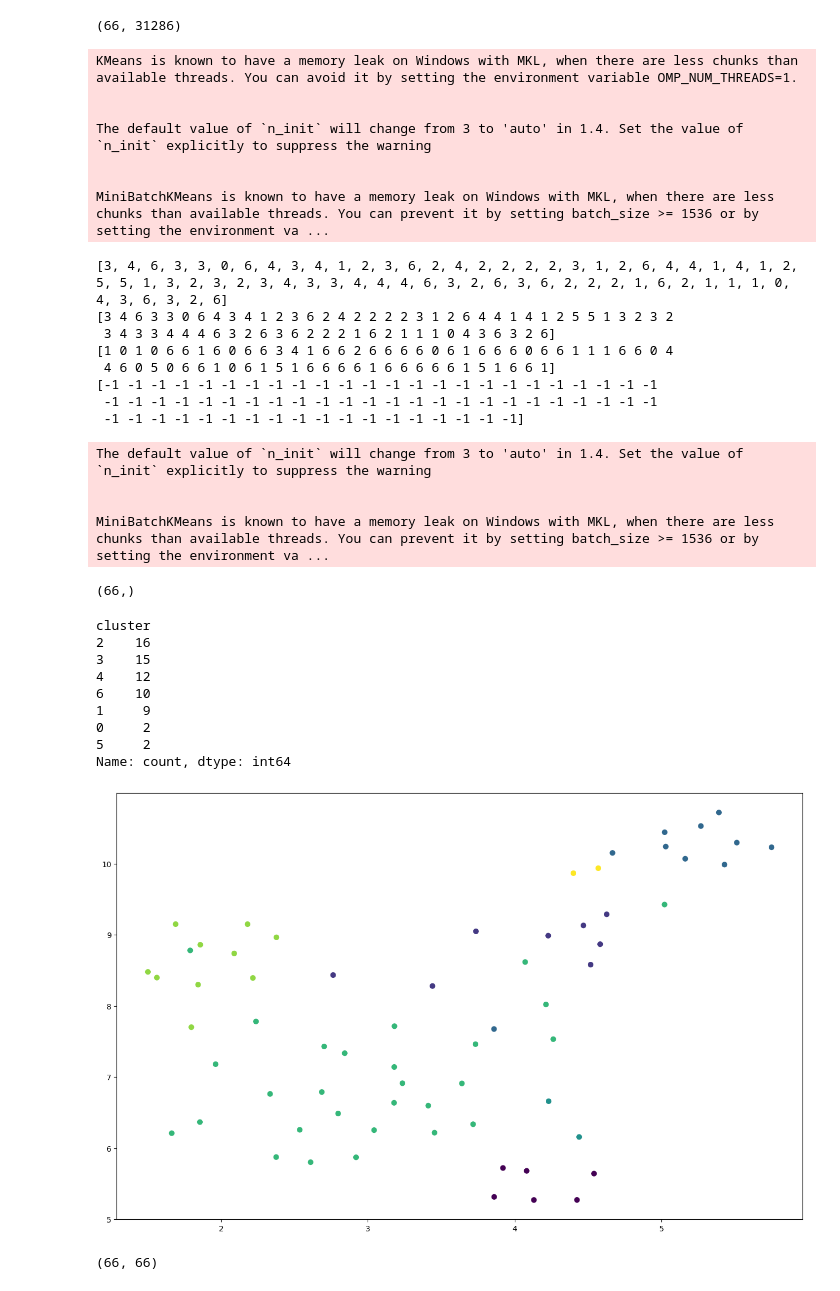
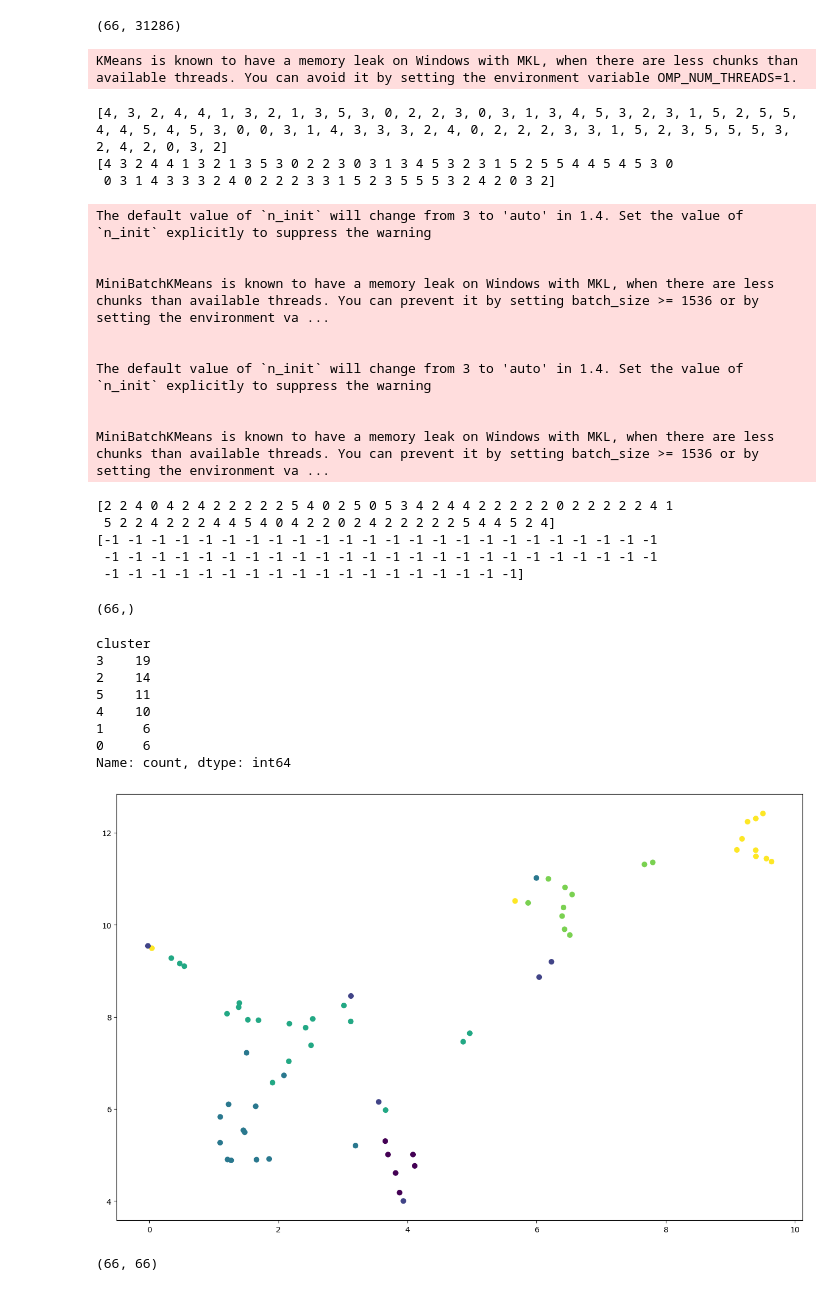
Before and after one commit to DrStarland/BMSTU-search-systems, a Jupyter notebook: 4.ipynb, the cells around one changed output. Cells and saved outputs as stored; diff of their text form; code cells hidden in the pictures.

```diff
--- a/4.ipynb
+++ b/4.ipynb
@@ -181,7 +181,7 @@ df.shape
 # %%
 tfidf_matrix = df
 # %%
-num_clusters = 7
+num_clusters = 6
 
 km = KMeans(n_clusters=num_clusters, n_init=10)
 
@@ -213,25 +213,25 @@ answer = agglo1.fit_predict(tfidf_matrix)
 answer.shape
 # %% [output]
 KMeans is known to have a memory leak on Windows with MKL, when there are less chunks than available threads. You can avoid it by setting the environment variable OMP_NUM_THREADS=1.
-
-
-The default value of `n_init` will change from 3 to 'auto' in 1.4. Set the value of `n_init` explicitly to suppress the warning
-
-
-MiniBatchKMeans is known to have a memory leak on Windows with MKL, when there are less chunks than available threads. You can prevent it by setting batch_size >= 1536 or by setting the environment va ...
-[3, 4, 6, 3, 3, 0, 6, 4, 3, 4, 1, 2, 3, 6, 2, 4, 2, 2, 2, 2, 3, 1, 2, 6, 4, 4, 1, 4, 1, 2, 5, 5, 1, 3, 2, 3, 2, 3, 4, 3, 3, 4, 4, 4, 6, 3, 2, 6, 3, 6, 2, 2, 2, 1, 6, 2, 1, 1, 1, 0, 4, 3, 6, 3, 2, 6]
-[3 4 6 3 3 0 6 4 3 4 1 2 3 6 2 4 2 2 2 2 3 1 2 6 4 4 1 4 1 2 5 5 1 3 2 3 2
- 3 4 3 3 4 4 4 6 3 2 6 3 6 2 2 2 1 6 2 1 1 1 0 4 3 6 3 2 6]
-[1 0 1 0 6 6 1 6 0 6 6 3 4 1 6 6 2 6 6 6 6 0 6 1 6 6 6 0 6 6 1 1 1 6 6 0 4
- 4 6 0 5 0 6 6 1 0 6 1 5 1 6 6 6 6 1 6 6 6 6 6 1 5 1 6 6 1]
-[-1 -1 -1 -1 -1 -1 -1 -1 -1 -1 -1 -1 -1 -1 -1 -1 -1 -1 -1 -1 -1 -1 -1 -1
- -1 -1 -1 -1 -1 -1 -1 -1 -1 -1 -1 -1 -1 -1 -1 -1 -1 -1 -1 -1 -1 -1 -1 -1
- -1 -1 -1 -1 -1 -1 -1 -1 -1 -1 -1 -1 -1 -1 -1 -1 -1 -1]
+[4, 3, 2, 4, 4, 1, 3, 2, 1, 3, 5, 3, 0, 2, 2, 3, 0, 3, 1, 3, 4, 5, 3, 2, 3, 1, 5, 2, 5, 5, 4, 4, 5, 4, 5, 3, 0, 0, 3, 1, 4, 3, 3, 3, 2, 4, 0, 2, 2, 2, 3, 3, 1, 5, 2, 3, 5, 5, 5, 3, 2, 4, 2, 0, 3, 2]
+[4 3 2 4 4 1 3 2 1 3 5 3 0 2 2 3 0 3 1 3 4 5 3 2 3 1 5 2 5 5 4 4 5 4 5 3 0
+ 0 3 1 4 3 3 3 2 4 0 2 2 2 3 3 1 5 2 3 5 5 5 3 2 4 2 0 3 2]
 The default value of `n_init` will change from 3 to 'auto' in 1.4. Set the value of `n_init` explicitly to suppress the warning
 
 
 MiniBatchKMeans is known to have a memory leak on Windows with MKL, when there are less chunks than available threads. You can prevent it by setting batch_size >= 1536 or by setting the environment va ...
+
+
+The default value of `n_init` will change from 3 to 'auto' in 1.4. Set the value of `n_init` explicitly to suppress the warning
+
+
+MiniBatchKMeans is known to have a memory leak on Windows with MKL, when there are less chunks than available threads. You can prevent it by setting batch_size >= 1536 or by setting the environment va ...
-(66,)
+[2 2 4 0 4 2 4 2 2 2 2 2 5 4 0 2 5 0 5 3 4 2 4 4 2 2 2 2 2 0 2 2 2 2 2 4 1
+ 5 2 2 4 2 2 2 4 4 5 4 0 4 2 2 0 2 4 2 2 2 2 2 5 4 4 5 2 4]
+[-1 -1 -1 -1 -1 -1 -1 -1 -1 -1 -1 -1 -1 -1 -1 -1 -1 -1 -1 -1 -1 -1 -1 -1
+ -1 -1 -1 -1 -1 -1 -1 -1 -1 -1 -1 -1 -1 -1 -1 -1 -1 -1 -1 -1 -1 -1 -1 -1
+ -1 -1 -1 -1 -1 -1 -1 -1 -1 -1 -1 -1 -1 -1 -1 -1 -1 -1]
+(66,)
 # %%
 #k-means
 clusterkm = km.labels_.tolist()
@@ -256,24 +256,23 @@ frame1['cluster'].value_counts()
 # frame_minik['cluster'].value_counts()
 # %% [output]
 cluster
-2    16
-3    15
-4    12
-6    10
-1     9
-0     2
-5     2
+3    19
+2    14
+5    11
+4    10
+1     6
+0     6
 Name: count, dtype: int64
 # %%
-embedding = umap.UMAP(n_neighbors=20).fit_transform(tfidf_matrix) # преобразовываем
+embedding = umap.UMAP(n_neighbors=3).fit_transform(tfidf_matrix) # преобразовываем
 
 fig, ax = plt.subplots(figsize=(16, 10)) #figsize подбирается под ваш вкус
 
 ax.scatter(embedding[:, 0], embedding[:, 1], s=40, c=clusterkm) #, norm='linear')
 
 plt.show()
 # %% [output]
-[figure, old version]
+[figure, new version]
 # %%
 dist = 1 - cosine_similarity(tfidf_matrix)
 dist.shape
```
Also changed, not shown: parts of 5 cells of this notebook, 1 other file.
